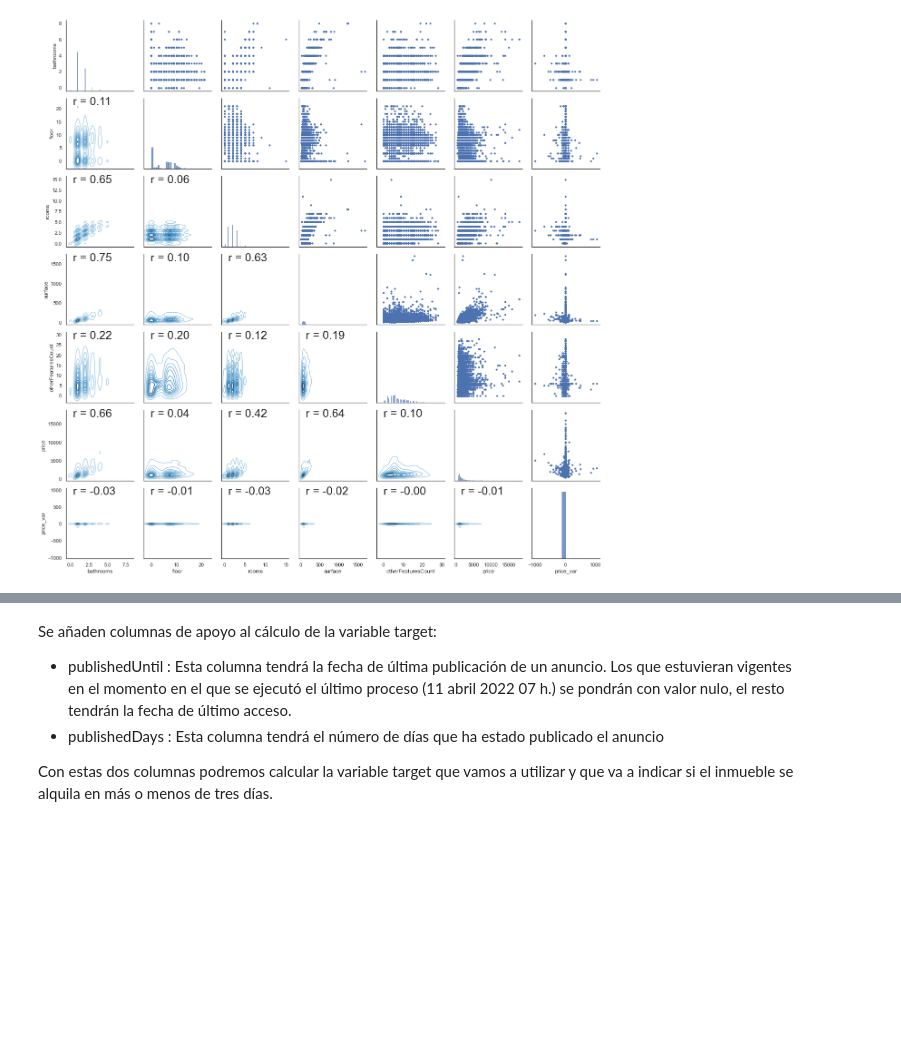
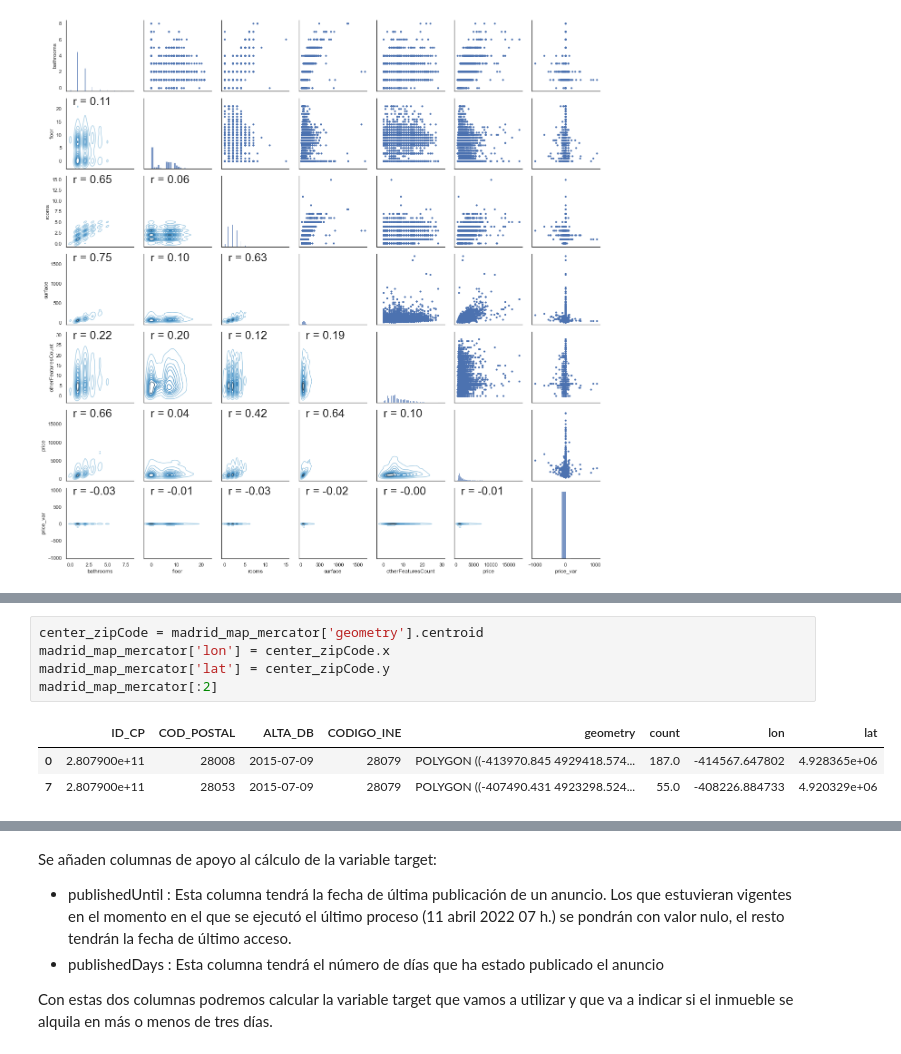
Before and after one commit to KevMCh/PRAC2, a Jupyter notebook: src/cleaning.ipynb, the cells around one changed output, grey strips where cells are left out. Saved outputs shown, nothing was run; the diff lists cells and outputs as text; blank space fills up the shorter version.

```diff
--- a/src/cleaning.ipynb
+++ b/src/cleaning.ipynb
@@ -624,0 +629,9 @@ g.map_lower(corrfunc)
+# %%
+center_zipCode = madrid_map_mercator['geometry'].centroid
+madrid_map_mercator['lon'] = center_zipCode.x
+madrid_map_mercator['lat'] = center_zipCode.y
+madrid_map_mercator[:2]
+# %% [output]
+|  | ID_CP | COD_POSTAL | ALTA_DB | CODIGO_INE | geometry | count | lon | lat |
+| 0 | 2.807900e+11 | 28008 | 2015-07-09 | 28079 | POLYGON ((-413970.845 4929418.574... | 187.0 | -414567.647802 | 4.928365e+06 |
+| 7 | 2.807900e+11 | 28053 | 2015-07-09 | 28079 | POLYGON ((-407490.431 4923298.524... | 55.0 | -408226.884733 | 4.920329e+06 |
```
Also changed, not shown: parts of 10 cells of this notebook, 8 other files.
